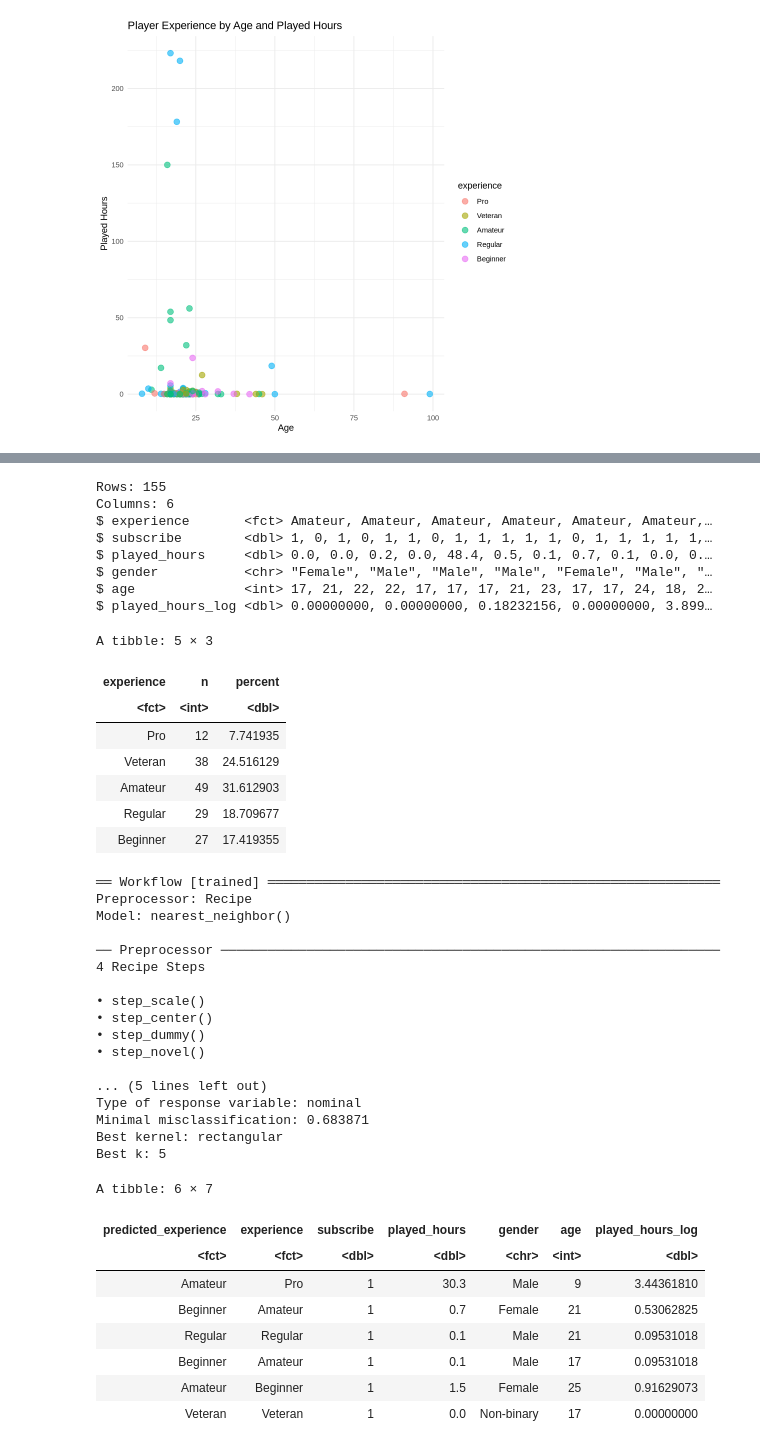
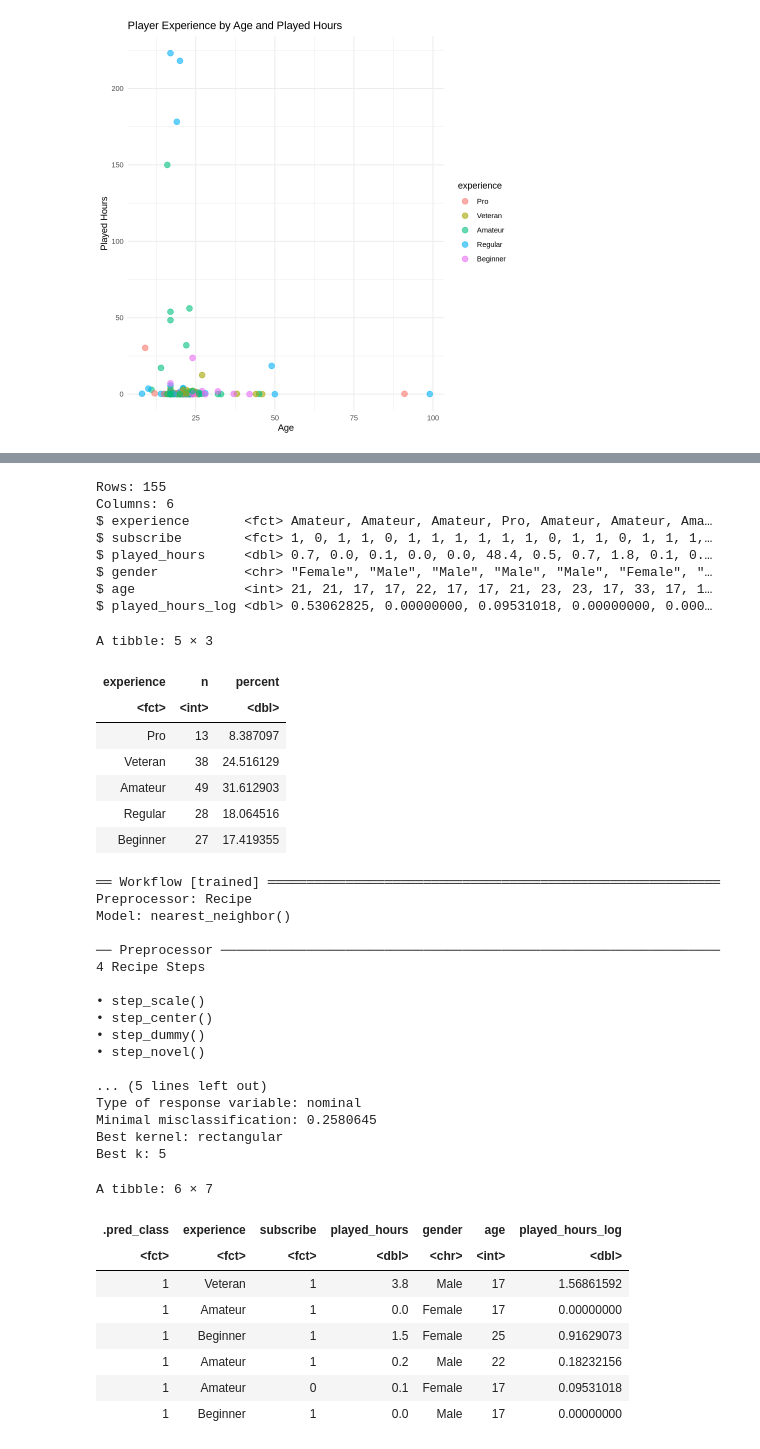
Before and after one commit to Jaden51/dsci-100-project-008-30, a Jupyter notebook: project.ipynb, the cells around one changed output, grey strips where cells are left out. Drawn from its saved outputs; the diff is of its cells as text; code cells hidden in the pictures.

```diff
--- a/project.ipynb
+++ b/project.ipynb
@@ -108,10 +108,8 @@ A data.frame: 6 × 5
 | 5 | Regular | TRUE | 0.1 | Male | 21 |
 | 6 | Amateur | TRUE | 0.0 | Female | 17 |
 # %%
-players_selected$subscribe <- as.numeric(players_selected$subscribe)
-
 players_selected <- players_selected |>
-    mutate(experience = as_factor(experience))
+    mutate(subscribe = as_factor(subscribe))
 
 players_final <- players_selected |>
     drop_na()
@@ -240,12 +248,12 @@ glimpse(players_train)
 # %% [output]
 Rows: 155
 Columns: 6
-$ experience       <fct> Amateur, Amateur, Amateur, Amateur, Amateur, Amateur,…
-$ subscribe        <dbl> 1, 0, 1, 0, 1, 1, 0, 1, 1, 1, 1, 1, 0, 1, 1, 1, 1, 1,…
-$ played_hours     <dbl> 0.0, 0.0, 0.2, 0.0, 48.4, 0.5, 0.1, 0.7, 0.1, 0.0, 0.…
-$ gender           <chr> "Female", "Male", "Male", "Male", "Female", "Male", "…
-$ age              <int> 17, 21, 22, 22, 17, 17, 17, 21, 23, 17, 17, 24, 18, 2…
-$ played_hours_log <dbl> 0.00000000, 0.00000000, 0.18232156, 0.00000000, 3.899…
+$ experience       <fct> Amateur, Amateur, Amateur, Pro, Amateur, Amateur, Ama…
+$ subscribe        <fct> 1, 0, 1, 1, 0, 1, 1, 1, 1, 1, 1, 0, 1, 1, 0, 1, 1, 1,…
+$ played_hours     <dbl> 0.7, 0.0, 0.1, 0.0, 0.0, 48.4, 0.5, 0.7, 1.8, 0.1, 0.…
+$ gender           <chr> "Female", "Male", "Male", "Male", "Male", "Female", "…
+$ age              <int> 21, 21, 17, 17, 22, 17, 17, 21, 23, 23, 17, 33, 17, 1…
+$ played_hours_log <dbl> 0.53062825, 0.00000000, 0.09531018, 0.00000000, 0.000…
 # %%
 players_proportions <- players_train |>
                       group_by(experience) |>
@@ -257,13 +265,13 @@ players_proportions
 A tibble: 5 × 3
 | experience | n | percent |
 | <fct> | <int> | <dbl> |
-| Pro | 12 | 7.741935 |
+| Pro | 13 | 8.387097 |
 | Veteran | 38 | 24.516129 |
 | Amateur | 49 | 31.612903 |
-| Regular | 29 | 18.709677 |
+| Regular | 28 | 18.064516 |
 | Beginner | 27 | 17.419355 |
 # %%
-players_recipe <- recipe(experience ~ age + played_hours_log + subscribe + gender, data = players_train) |>
+players_recipe <- recipe(subscribe ~ age + played_hours_log + subscribe + gender + experience, data = players_train) |>
   step_scale(all_numeric_predictors()) |>
   step_center(all_numeric_predictors()) |>
   step_dummy(all_nominal_predictors()) |>
@@ -292,23 +300,22 @@ Model: nearest_neighbor()
 
 ... (5 lines left out)
 Type of response variable: nominal
-Minimal misclassification: 0.683871
+Minimal misclassification: 0.2580645
 Best kernel: rectangular
 Best k: 5
 # %%
 validation_predicted <- predict(knn_fit, players_test) |>
-    bind_cols(players_test) |>
-    rename(predicted_experience = .pred_class)
+    bind_cols(players_test)
 head(validation_predicted)
 # %% [output]
 A tibble: 6 × 7
-| predicted_experience | experience | subscribe | played_hours | gender | age | played_hours_log |
-| <fct> | <fct> | <dbl> | <dbl> | <chr> | <int> | <dbl> |
-| Amateur | Pro | 1 | 30.3 | Male | 9 | 3.44361810 |
-| Beginner | Amateur | 1 | 0.7 | Female | 21 | 0.53062825 |
-| Regular | Regular | 1 | 0.1 | Male | 21 | 0.09531018 |
-| Beginner | Amateur | 1 | 0.1 | Male | 17 | 0.09531018 |
-| Amateur | Beginner | 1 | 1.5 | Female | 25 | 0.91629073 |
-| Veteran | Veteran | 1 | 0.0 | Non-binary | 17 | 0.00000000 |
+| .pred_class | experience | subscribe | played_hours | gender | age | played_hours_log |
+| <fct> | <fct> | <fct> | <dbl> | <chr> | <int> | <dbl> |
+| 1 | Veteran | 1 | 3.8 | Male | 17 | 1.56861592 |
+| 1 | Amateur | 1 | 0.0 | Female | 17 | 0.00000000 |
+| 1 | Beginner | 1 | 1.5 | Female | 25 | 0.91629073 |
+| 1 | Amateur | 1 | 0.2 | Male | 22 | 0.18232156 |
+| 1 | Amateur | 0 | 0.1 | Female | 17 | 0.09531018 |
+| 1 | Beginner | 1 | 0.0 | Male | 17 | 0.00000000 |
 # %%
 accuracy_result <- validation_predicted |>
```
Also changed, not shown: parts of 10 cells of this notebook.
